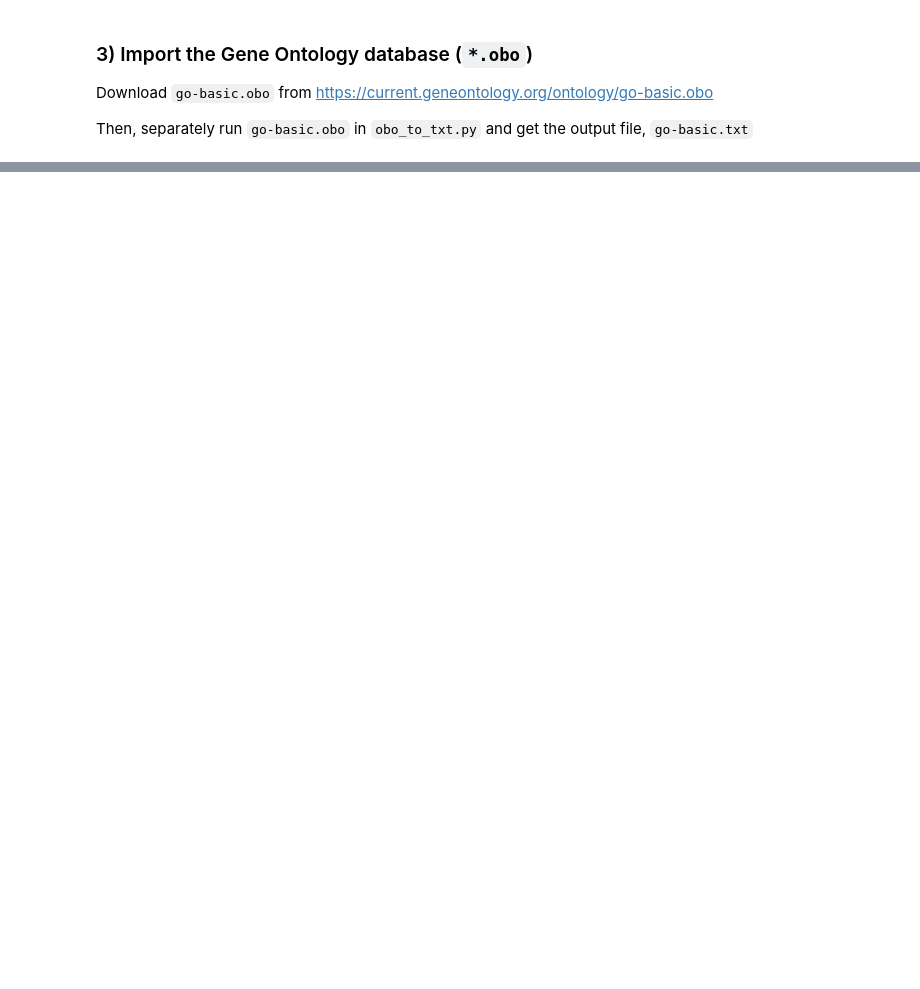
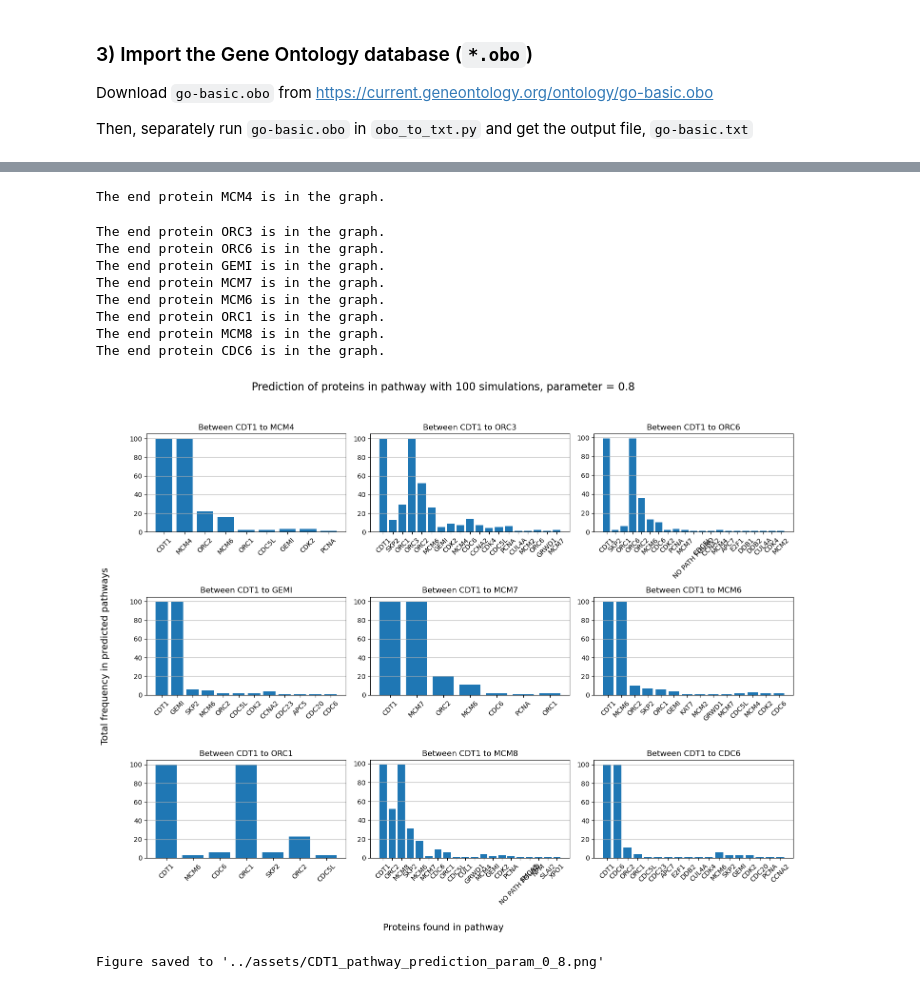
Before and after one commit to Enoch-ml/ppi-prediction-goa, a Jupyter notebook: scripts/example_run_CDT1.ipynb, the cells around one changed output, grey strips where cells are left out. Drawn from its saved outputs; the diff is of its cells as text; code cells hidden in the pictures; blank space fills up the shorter version.

```diff
--- a/scripts/example_run_CDT1.ipynb
+++ b/scripts/example_run_CDT1.ipynb
@@ -125,0 +387,14 @@ print_first_n_lines(collisions, n=5)
+# %%
+p08 = resimulate_and_plot(G, start_protein, end_proteins, n_times, param=0.8)
+# %% [output]
+The end protein MCM4 is in the graph.
+The end protein ORC3 is in the graph.
+The end protein ORC6 is in the graph.
+The end protein GEMI is in the graph.
+The end protein MCM7 is in the graph.
+The end protein MCM6 is in the graph.
+The end protein ORC1 is in the graph.
+The end protein MCM8 is in the graph.
+The end protein CDC6 is in the graph.
+[figure, added]
+Figure saved to '../assets/CDT1_pathway_prediction_param_0_8.png'
```
Also changed, not shown: parts of 27 cells of this notebook, 8 other files.
